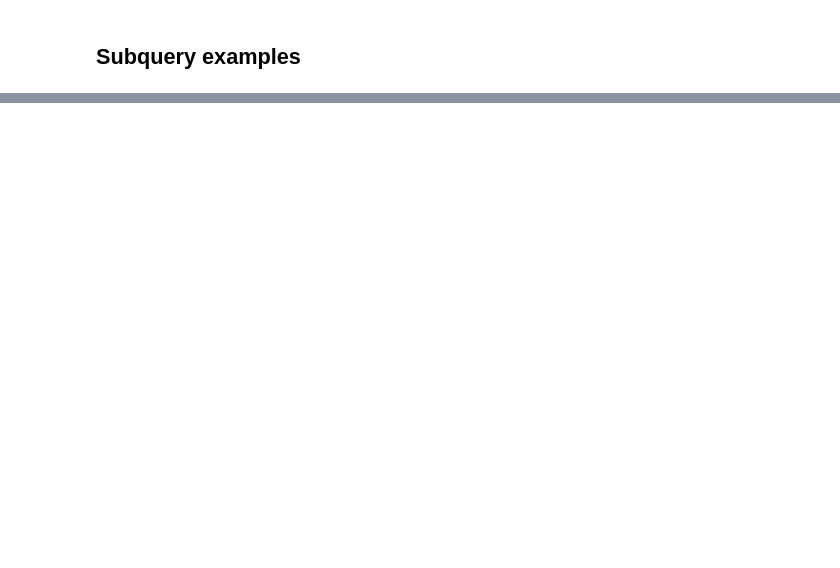
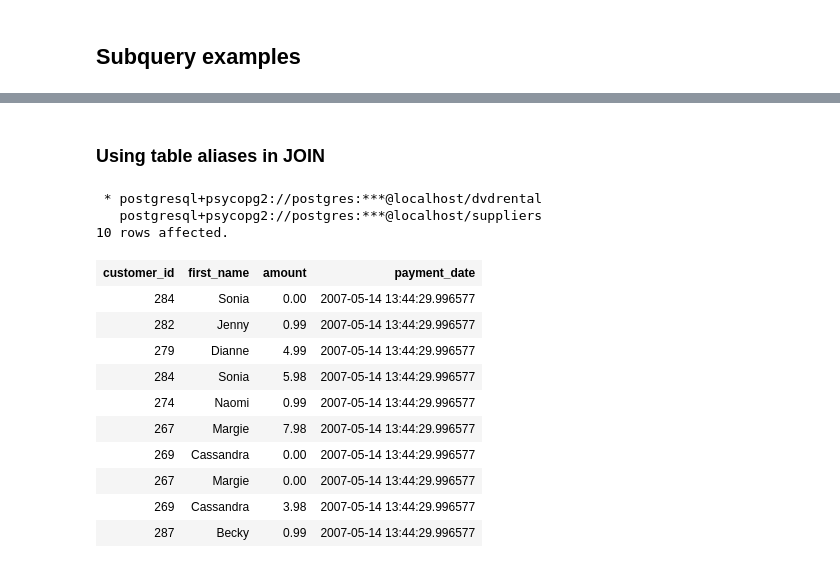
Before and after one commit to nafisa-samia/PostgreSQL-Database-Connection-Using-Python, a Jupyter notebook: Assignment Database Nafisa.ipynb, the cells around one changed output, grey strips where cells are left out. Cells and saved outputs as stored; diff of their text form; code cells hidden in the pictures; blank space fills up the shorter version.

```diff
--- a/Assignment Database Nafisa.ipynb
+++ b/Assignment Database Nafisa.ipynb
@@ -861,0 +1068,31 @@ FETCH FIRST 5 ROW ONLY;
+# %% [markdown]
+### Using table aliases in JOIN
+# %%
+%%sql
+SELECT
+    c.customer_id,
+    first_name,
+    amount,
+    payment_date
+FROM
+    customer c
+INNER JOIN payment p
+    ON p.customer_id = c.customer_id
+ORDER BY
+   payment_date DESC
+FETCH FIRST 10 ROW ONLY;
+# %% [output]
+ * postgresql+psycopg2://postgres:***@localhost/dvdrental
+   postgresql+psycopg2://postgres:***@localhost/suppliers
+10 rows affected.
+| customer_id | first_name | amount | payment_date |
+| 284 | Sonia | 0.00 | 2007-05-14 13:44:29.996577 |
+| 282 | Jenny | 0.99 | 2007-05-14 13:44:29.996577 |
+| 279 | Dianne | 4.99 | 2007-05-14 13:44:29.996577 |
+| 284 | Sonia | 5.98 | 2007-05-14 13:44:29.996577 |
+| 274 | Naomi | 0.99 | 2007-05-14 13:44:29.996577 |
+| 267 | Margie | 7.98 | 2007-05-14 13:44:29.996577 |
+| 269 | Cassandra | 0.00 | 2007-05-14 13:44:29.996577 |
+| 267 | Margie | 0.00 | 2007-05-14 13:44:29.996577 |
+| 269 | Cassandra | 3.98 | 2007-05-14 13:44:29.996577 |
+| 287 | Becky | 0.99 | 2007-05-14 13:44:29.996577 |
```
Also changed, not shown: parts of 67 cells of this notebook.
